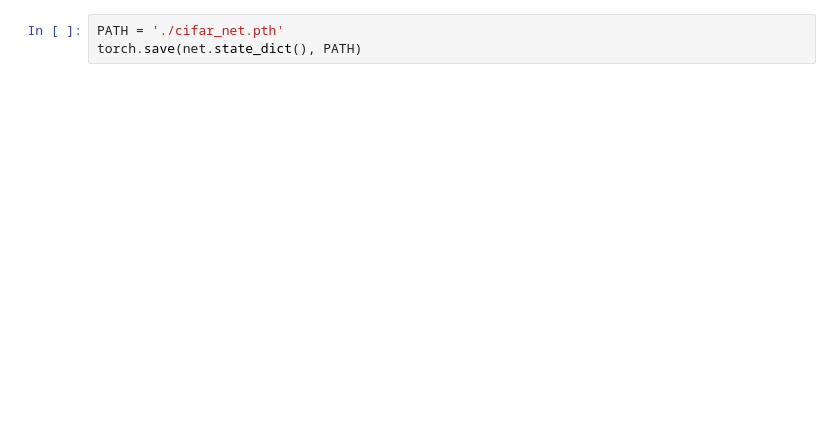
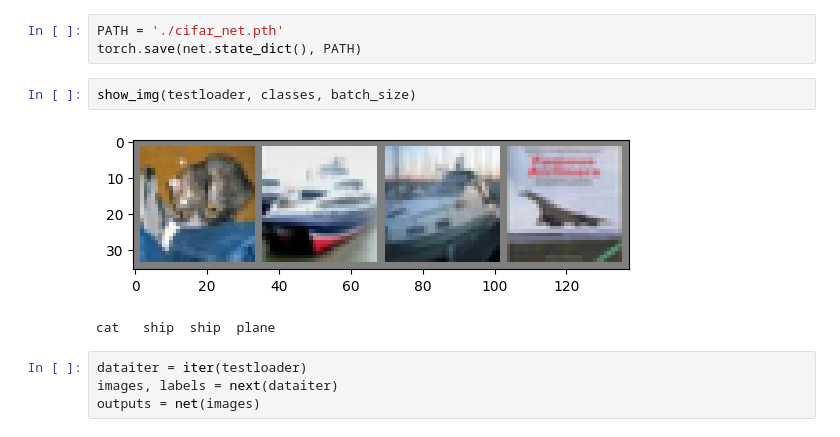
Before and after one commit to luckydia/practice-3, a Jupyter notebook: main.ipynb, the cells around one changed output. Saved outputs shown, nothing was run; the diff lists cells and outputs as text; blank space fills up the shorter version.

```diff
--- a/main.ipynb
+++ b/main.ipynb
@@ -48,3 +48,12 @@ Finished Training
 # %%
 PATH = './cifar_net.pth'
 torch.save(net.state_dict(), PATH)
+# %%
+show_img(testloader, classes, batch_size)
+# %% [output]
+[figure, added]
+cat   ship  ship  plane
+# %%
+dataiter = iter(testloader)
+images, labels = next(dataiter)
+outputs = net(images)
```
Also changed, not shown: parts of 8 cells of this notebook.
